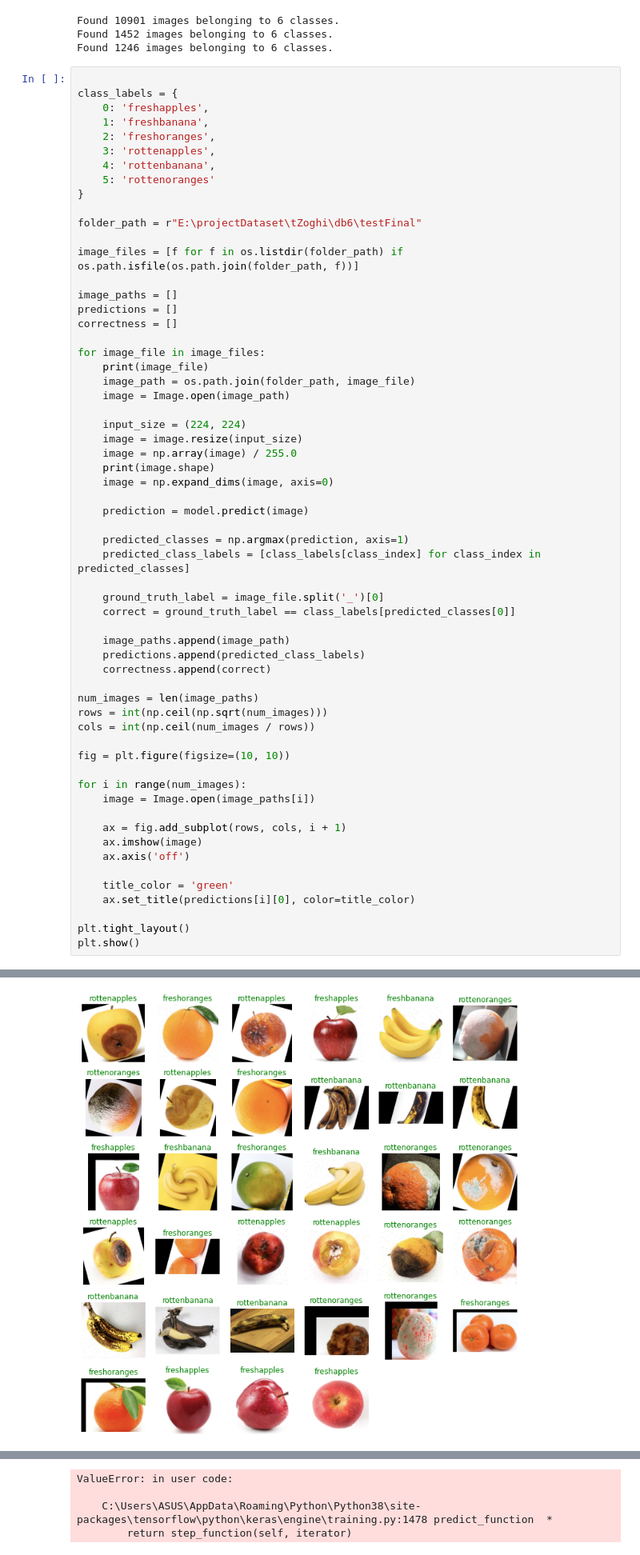
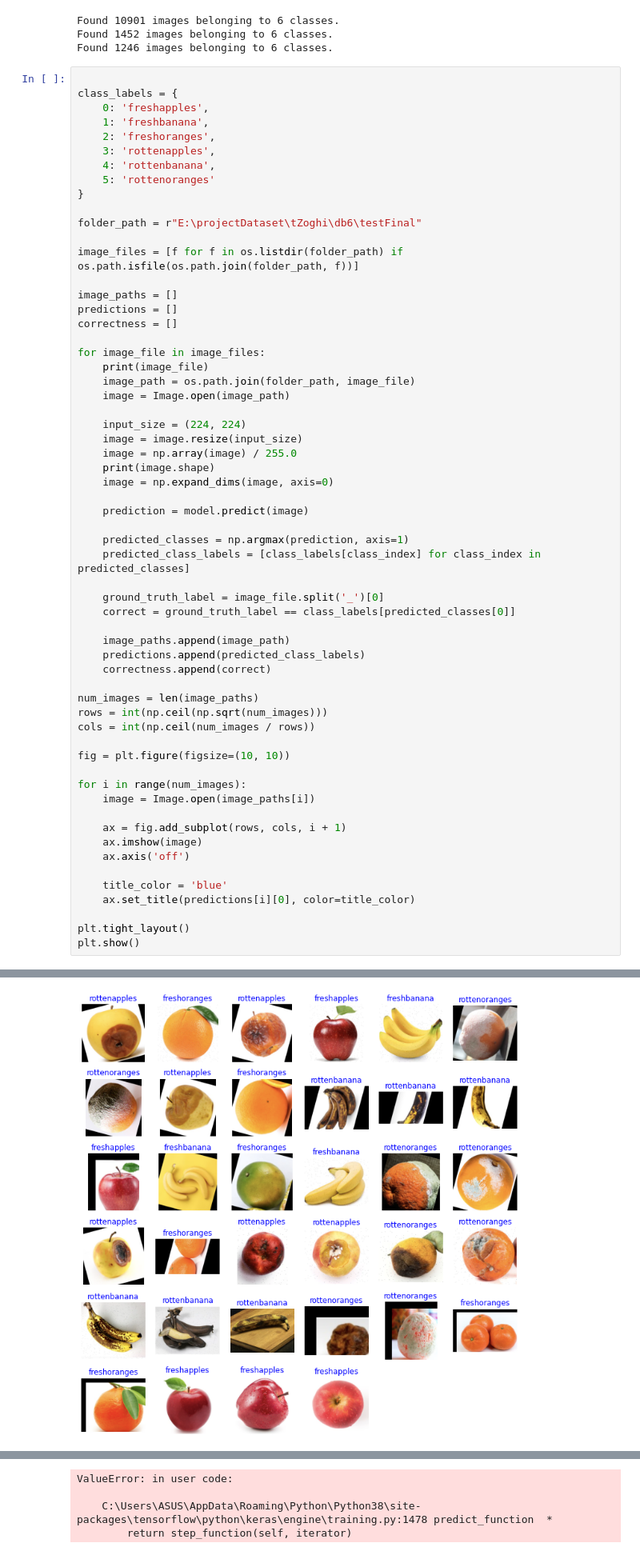
Before and after one commit to pariyaaf/FruitDiseaseDetection-pariya, a Jupyter notebook: check.ipynb, the cells around one changed output, grey strips where cells are left out. Shown at 80% size. Saved outputs shown, nothing was run; the diff lists cells and outputs as text.

```diff
--- a/check.ipynb
+++ b/check.ipynb
@@ -121,35 +121,35 @@ fig = plt.figure(figsize=(10, 10))
 
 for i in range(num_images):
     image = Image.open(image_paths[i])
 
     ax = fig.add_subplot(rows, cols, i + 1)
     ax.imshow(image)
     ax.axis('off')
 
-    title_color = 'green'
+    title_color = 'blue'
     ax.set_title(predictions[i][0], color=title_color)
 
 plt.tight_layout()
 plt.show()
 # %% [output]
 1.png
 (224, 224, 3)
 121.png
 (224, 224, 3)
 2.png
 (224, 224, 3)
 21.png
 (224, 224, 3)
 22.png
 (224, 224, 3)
 3.png
 (224, 224, 3)
 ... (52 lines left out)
 vertical_flip_Screen Shot 2018-06-08 at 5.06.47 PM.png
 (224, 224, 3)
 vertical_flip_Screen Shot 2018-06-08 at 5.13.31 PM.png
 (224, 224, 3)
-[figure, old version]
+[figure, new version]
 # %%
 
 
```
